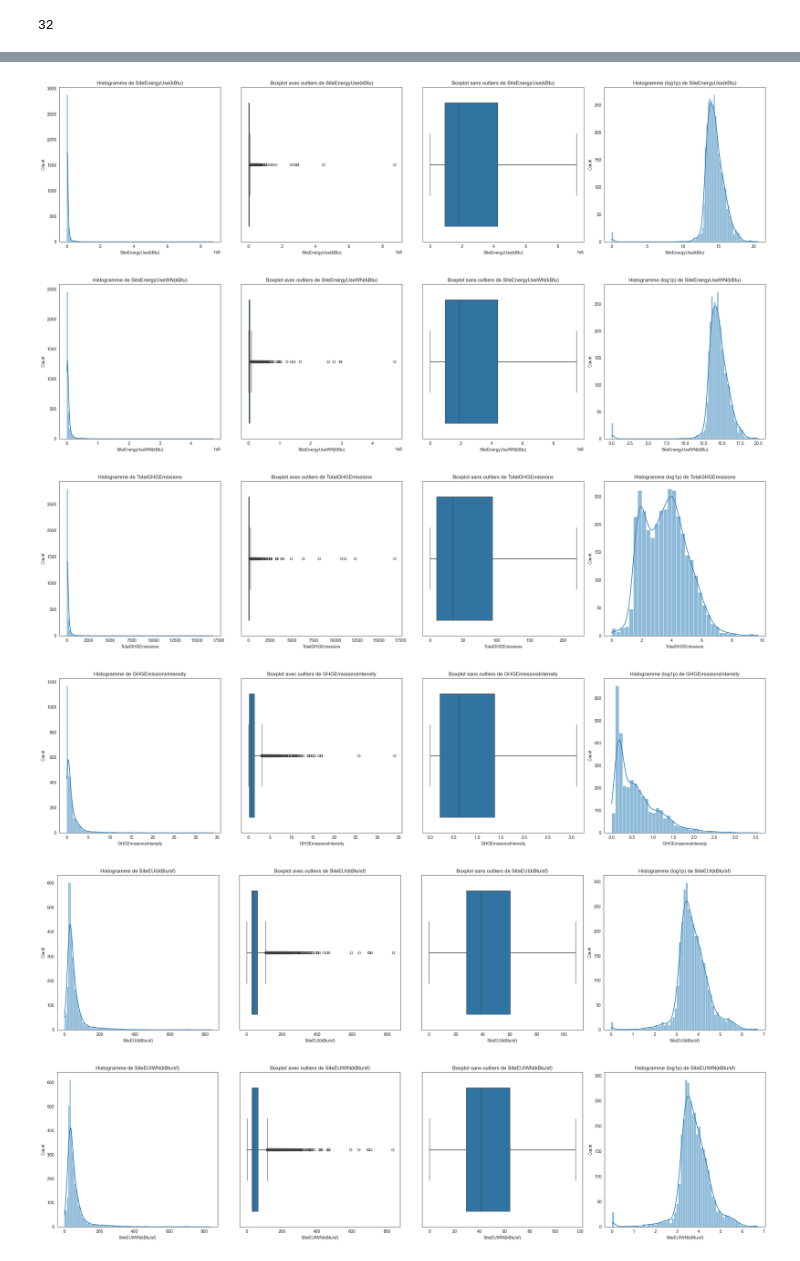
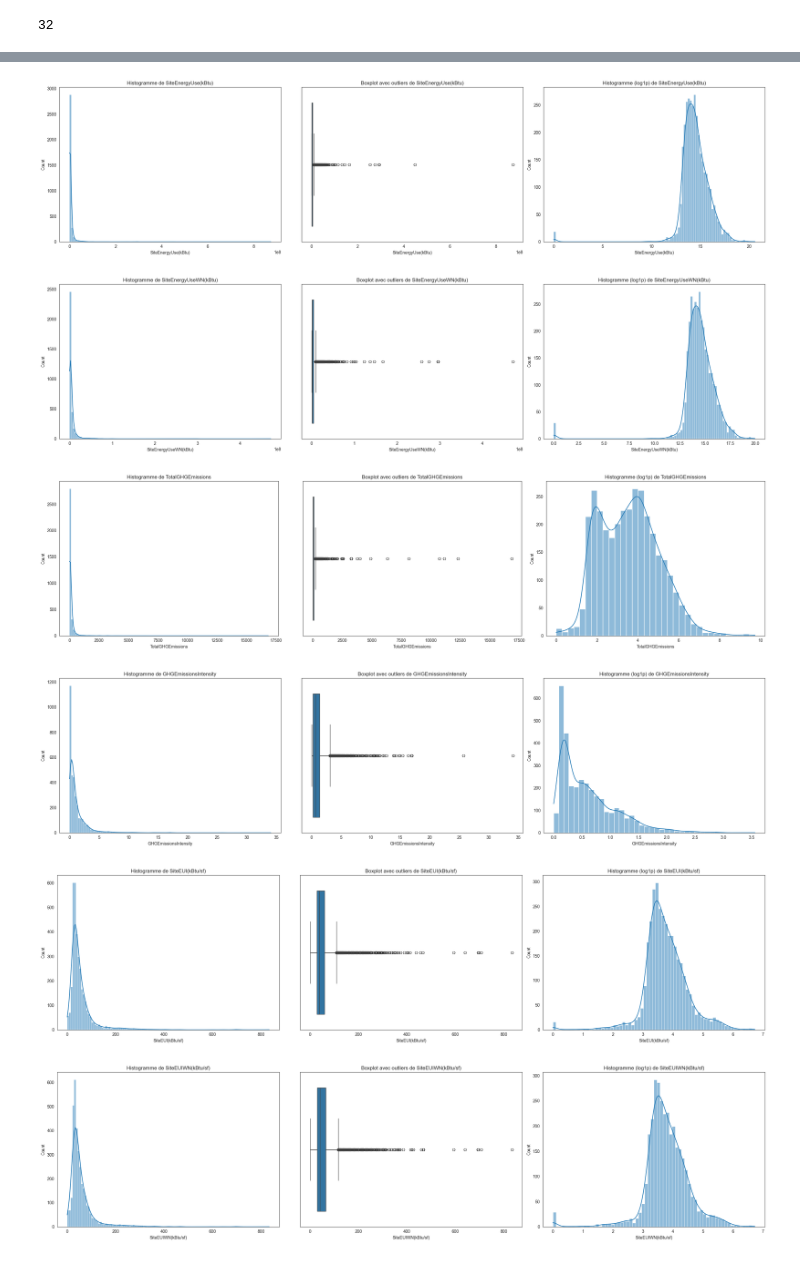
Before and after one commit to Ben10-som/ML-prediction-CO2, a Jupyter notebook: notebooks/01_data_quality_audit.ipynb, the cells around one changed output, grey strips where cells are left out. Cells and saved outputs as stored; diff of their text form; code cells hidden in the pictures.

```diff
--- a/notebooks/01_data_quality_audit.ipynb
+++ b/notebooks/01_data_quality_audit.ipynb
@@ -547,0 +683,34 @@ Le box‑plot illustre cette situation en synthétisant la distribution : une m
+# %%
+import matplotlib.pyplot as plt
+import logging
+
+# Bornes géographiques de Seattle (Source:dictionnaire des variables)
+lat_min, lat_max = 47.49, 47.74
+lon_min, lon_max = -122.41, -122.22
+
+# Vérification des coordonnées
+in_seattle = (
+    (df_raw['Latitude'].between(lat_min, lat_max)) &
+    (df_raw['Longitude'].between(lon_min, lon_max))
+)
+
+# Logging du résultat global
+logging.basicConfig(level=logging.INFO)
+logging.info(f"Tous les points sont dans Seattle: {in_seattle.all()}")
+
+# Tracer la carte
+fig, ax = plt.subplots(figsize=(8, 8))
+ax.scatter(df_raw['Longitude'], df_raw['Latitude'], s=10, c='blue', alpha=0.6, label="Bâtiments")
+
+# Encadrer Seattle
+rect = plt.Rectangle((lon_min, lat_min),
+                     lon_max - lon_min,
+                     lat_max - lat_min,
+                     fill=False, color='red', linewidth=2, label="Bornes Seattle")
+ax.add_patch(rect)
+
+ax.set_title("Localisation des bâtiments vs Seattle")
+ax.set_xlabel("Longitude")
+ax.set_ylabel("Latitude")
+ax.legend()
+plt.show()
@@ -621,49 +813,45 @@ analyze_cols = [col for col in target_cols if col in df_raw.columns]
 def plot_distributions(data, col):
     data_pos = data[data >= 0]
 
-    fig, axes = plt.subplots(1, 4, figsize=(24, 6))
+    fig, axes = plt.subplots(1, 3, figsize=(24, 6))
 
     # Histogramme brut
     sns.histplot(data_pos, kde=True, ax=axes[0])
     axes[0].set_title(f'Histogramme de {col}')
 
     # Boxplot avec outliers
     sns.boxplot(x=data_pos, showfliers=True, ax=axes[1])
     axes[1].set_title(f'Boxplot avec outliers de {col}')
 
-    # Boxplot sans outliers
-    sns.boxplot(x=data_pos, showfliers=False, ax=axes[2])
-    axes[2].set_title(f'Boxplot sans outliers de {col}')
-
     # Histogramme log-transformé
-    sns.histplot(np.log1p(data_pos), kde=True, ax=axes[3])
-    axes[3].set_title(f'Histogramme (log1p) de {col}')
+    sns.histplot(np.log1p(data_pos), kde=True, ax=axes[2])
+    axes[2].set_title(f'Histogramme (log1p) de {col}')
 
     plt.tight_layout()
     return fig
 
 
 def export_figures(df, cols, output_dir="../figures/notebook_1"):
     """
     Exporte les figures générées pour chaque variable dans un dossier donné.
     """
     for idx, col in enumerate(cols, start=5):
         data = df[col].dropna()
         fig = plot_distributions(data, col)
 
         # Nettoyer le nom de fichier
         safe_col = re.sub(r'[^\w\-_.]', '_', col)
         filename = f"{output_dir}/{idx}_audit_indicateurs_{safe_col}.png"
 
         fig.savefig(filename, dpi=300)
         plt.show()
 
 
 export_figures(df_raw, analyze_cols)
 # %% [output]
-[figure, old version]
+[figure, new version]
-[figure, old version]
+[figure, new version]
-[figure, old version]
+[figure, new version]
-[figure, old version]
+[figure, new version]
-[figure, old version]
+[figure, new version]
-[figure, old version]
+[figure, new version]
```
Also changed, not shown: parts of 30 cells of this notebook.
